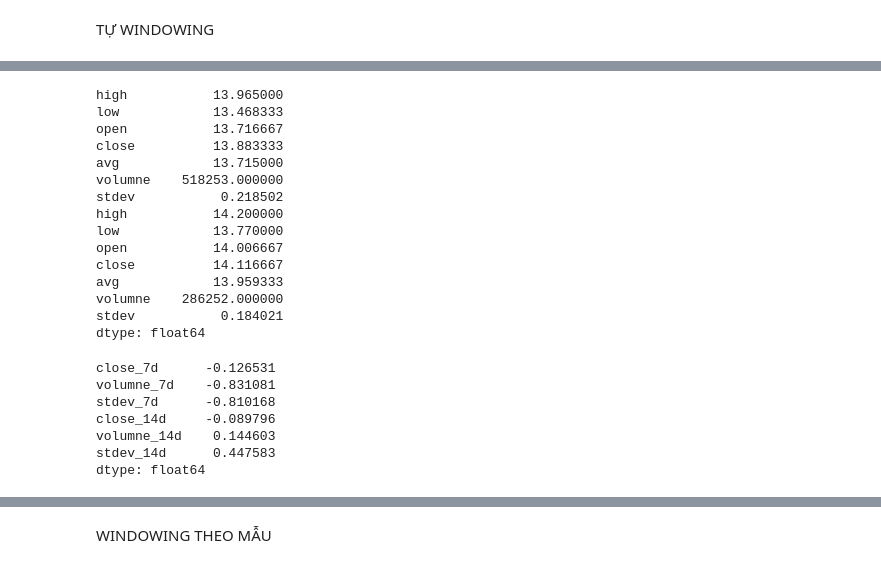
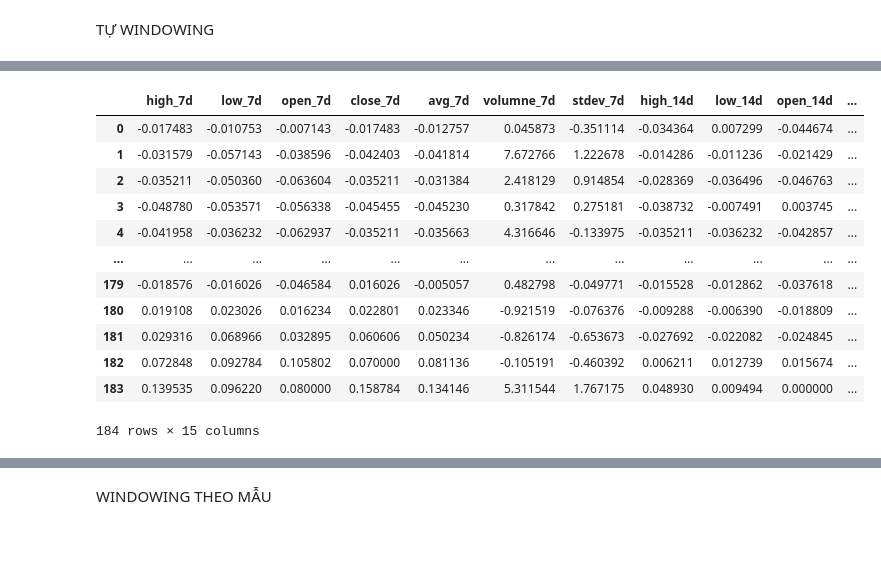
Before and after one commit to quanvu0996/compet, a Jupyter notebook: Test_API_VNQuant.ipynb, the cells around one changed output, grey strips where cells are left out. Saved outputs shown, nothing was run; the diff lists cells and outputs as text; code cells hidden in the pictures; blank space fills up the shorter version.

```diff
--- a/Test_API_VNQuant.ipynb
+++ b/Test_API_VNQuant.ipynb
@@ -62,7 +65,35 @@ data.head()
 TỰ WINDOWING
 # %%
 rnum = data.shape[0]
+# %%
+# Xử dụng dữ liệu trong 60 ngày, dự đoán giá trong 15 ngày tiếp theo
+def get_cursor_change(data, point_index, cycle):
+  start = data.iloc[(point_index - cycle),:]
+  end = data.iloc[point_index,:]
+  return (end - start )/start
+
+def get_features_and_label(data, point_index, label = 'close'):
+  ft_7d = get_cursor_change( data, point_index, 7)
+  ft_14d = get_cursor_change( data, point_index, 14)
+  features = pd.concat([ft_7d, ft_14d])
+  features.index = [i+'_7d' for i in ft_7d.index] + [i+'_14d' for i in ft_14d.index]
+
+  labels = get_cursor_change(data[[label]], point_index+15, 15)
+  labels.index = [label+'_add_15d']
+
+  return pd.concat([features, labels])
+
+def get_training_dataset(data):
+  train_series = []
+  for i in range(data.shape[0]-14):
+    point_index = i+14
+    try:
+      train_series.append(get_features_and_label( data, point_index ))
+    except: pass
+  return pd.concat(train_series, axis = 1).T
+# %%
+df_windowed = get_training_dataset( df)
 # %%
-split = int(rnum*0.7)
-train_df = data[['close', 'volumne', 'stdev']].iloc[:split]
-valid_df = data[['close', 'volumne', 'stdev']].iloc[split:]
+split = int(df_windowed.shape[0]*0.7)
+train_df = df_windowed.iloc[:split]
+valid_df = df_windowed.iloc[split:]
@@ -87,18 +99,0 @@ Index(['high', 'low', 'open', 'close', 'avg', 'volumne', 'stdev'], dtype='object
-# %%
-pd.concat([x1, x2])
-# %% [output]
-high           13.965000
-low            13.468333
-open           13.716667
-close          13.883333
-avg            13.715000
-volumne    518253.000000
-stdev           0.218502
-high           14.200000
-low            13.770000
-open           14.006667
-close          14.116667
-avg            13.959333
-volumne    286252.000000
-stdev           0.184021
-dtype: float64
@@ -121,11 +99,0 @@ def get_features(data, point_index, label = 'close' ):
-# %%
-y1 = get_features(train_df, 70)
-y2 = get_features(train_df, 7)
-# %% [output]
-close_7d      -0.126531
-volumne_7d    -0.831081
-stdev_7d      -0.810168
-close_14d     -0.089796
-volumne_14d    0.144603
-stdev_14d      0.447583
-dtype: float64
@@ -133,0 +100,16 @@ pd.concat([y1, y2])
+# %%
+train_df
+# %% [output]
+|  | high_7d | low_7d | open_7d | close_7d | avg_7d | volumne_7d | stdev_7d | high_14d | low_14d | open_14d | ... |
+| 0 | -0.017483 | -0.010753 | -0.007143 | -0.017483 | -0.012757 | 0.045873 | -0.351114 | -0.034364 | 0.007299 | -0.044674 | ... |
+| 1 | -0.031579 | -0.057143 | -0.038596 | -0.042403 | -0.041814 | 7.672766 | 1.222678 | -0.014286 | -0.011236 | -0.021429 | ... |
+| 2 | -0.035211 | -0.050360 | -0.063604 | -0.035211 | -0.031384 | 2.418129 | 0.914854 | -0.028369 | -0.036496 | -0.046763 | ... |
+| 3 | -0.048780 | -0.053571 | -0.056338 | -0.045455 | -0.045230 | 0.317842 | 0.275181 | -0.038732 | -0.007491 | 0.003745 | ... |
+| 4 | -0.041958 | -0.036232 | -0.062937 | -0.035211 | -0.035663 | 4.316646 | -0.133975 | -0.035211 | -0.036232 | -0.042857 | ... |
+| ... | ... | ... | ... | ... | ... | ... | ... | ... | ... | ... | ... |
+| 179 | -0.018576 | -0.016026 | -0.046584 | 0.016026 | -0.005057 | 0.482798 | -0.049771 | -0.015528 | -0.012862 | -0.037618 | ... |
+| 180 | 0.019108 | 0.023026 | 0.016234 | 0.022801 | 0.023346 | -0.921519 | -0.076376 | -0.009288 | -0.006390 | -0.018809 | ... |
+| 181 | 0.029316 | 0.068966 | 0.032895 | 0.060606 | 0.050234 | -0.826174 | -0.653673 | -0.027692 | -0.022082 | -0.024845 | ... |
+| 182 | 0.072848 | 0.092784 | 0.105802 | 0.070000 | 0.081136 | -0.105191 | -0.460392 | 0.006211 | 0.012739 | 0.015674 | ... |
+| 183 | 0.139535 | 0.096220 | 0.080000 | 0.158784 | 0.134146 | 5.311544 | 1.767175 | 0.048930 | 0.009494 | 0.000000 | ... |
+184 rows × 15 columns
```
Also changed, not shown: parts of 19 cells of this notebook.
